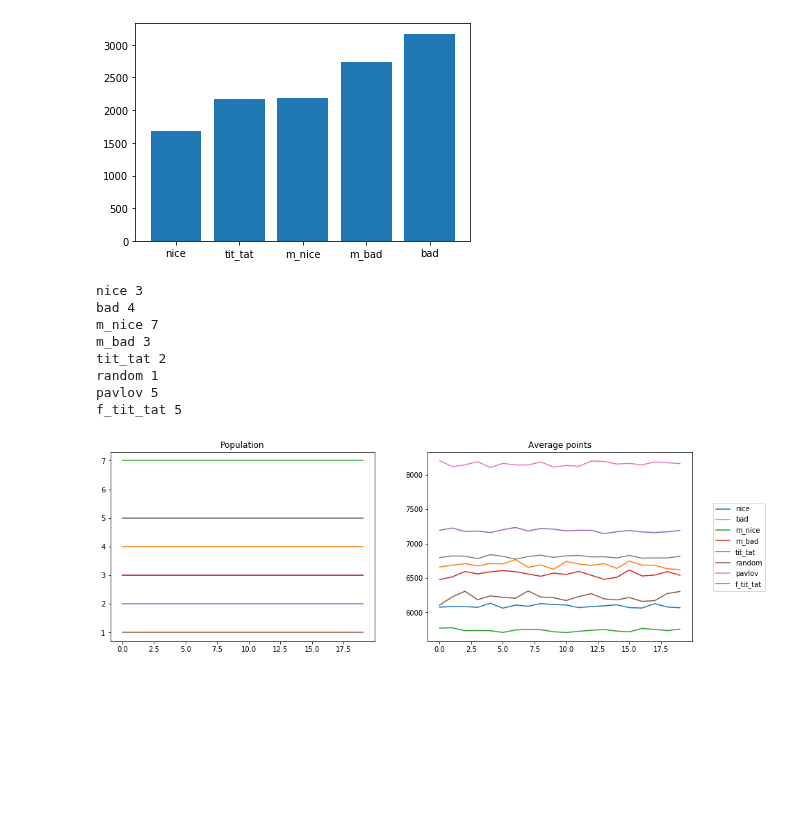
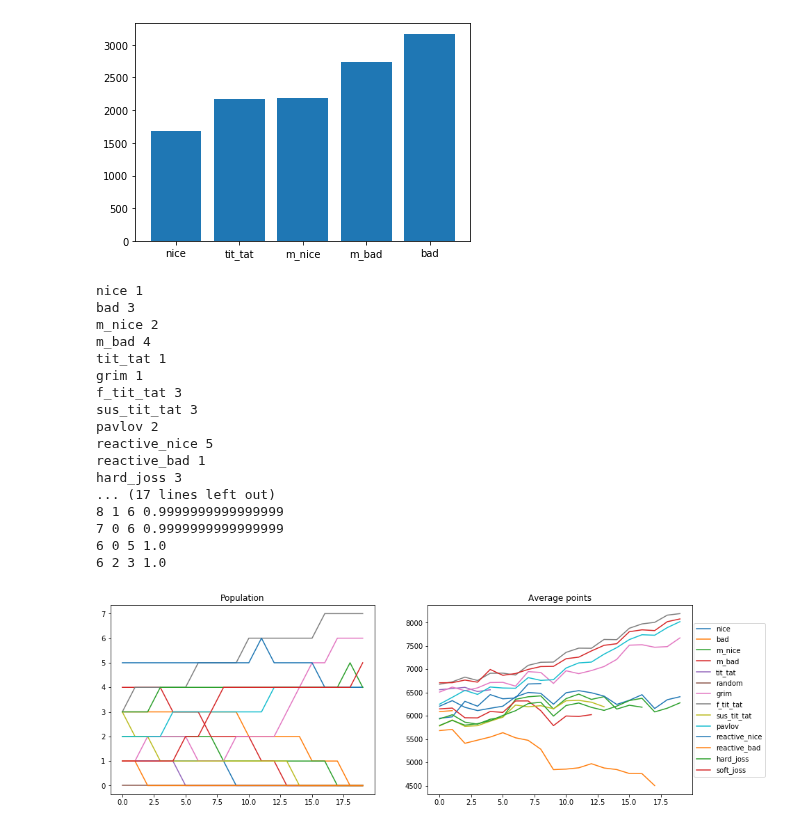
Before and after one commit to luca430/prisoner_dilemma, a Jupyter notebook: Project.ipynb, the cells around one changed output. Drawn from its saved outputs; the diff is of its cells as text; code cells hidden in the pictures; blank space fills up the shorter version.

```diff
--- a/Project.ipynb
+++ b/Project.ipynb
@@ -68,7 +68,7 @@ import it_pris_dil_func as pris_dil
 # %%
 #Point 1)
 
-s = ['nice','bad','m_nice','m_bad','tit_tat']
+s = ['nice','bad','m_nice','m_bad','tit_tat','random','grim','f_tit_tat','sus_tit_tat','pavlov','reactive_nice','reactive_bad','hard_joss','soft_joss']
 
 result = np.zeros((len(s),len(s)))
 for i in range(len(s)):
@@ -83,8 +83,8 @@ df = pd.DataFrame(result,dtype=int,columns=s,index=s)
 def colorcell(x):
     data = x.copy()
     data.loc[:,:] = ''
-    for i in range(5):
-        for j in range(5):
+    for i in range(len(s)):
+        for j in range(len(s)):
             if result[i,j] < result[j,i]: data.iloc[i,j] = 'color : red'
             elif result[i,j] > result[j,i]: data.iloc[i,j] = 'color : green'
             else: data.iloc[i,j] = 'color : lightblue'
@@ -128,40 +137,49 @@ tit_tat 1
 # %%
 #Point 3)
 
-s = ['nice','bad','m_nice','m_bad','tit_tat','random','pavlov','f_tit_tat']
+s = ['nice','bad','m_nice','m_bad','tit_tat','random','grim','f_tit_tat','sus_tit_tat','pavlov','reactive_nice','reactive_bad','hard_joss','soft_joss']
 
 #h = [0,1,1,1,1,1,1,4,4,4,4,4,4]
 h = npr.randint(0,len(s),size=30)
 unique, n_strategies = np.unique(h,return_counts=True)
 
 for a,b in zip(unique,n_strategies): print(s[a],b)
 
 iterations = 20
-n_ma3, val_ma3 = pris_dil.tournament(h,'update_3',s,it=iterations)
+n_ma3, val_ma3 = pris_dil.tournament(h,'update_4',s,it=iterations)
 
 val_ma_graph = np.copy(val_ma3)
 val_ma_graph[val_ma_graph == 0] = np.nan
 
 fig3, (ax1,ax2) = plt.subplots(nrows=1,ncols=2,figsize=(15,5))
 
 for i in range(len(s)):
     ax1.plot(np.arange(iterations),n_ma3.T[i])
     ax2.plot(np.arange(iterations),val_ma_graph.T[i],label=s[i])
 
 ax1.set_title('Population')
 ax2.set_title('Average points')
 fig3.legend(loc='center right')
 plt.show()
 # %% [output]
-nice 3
-bad 4
-m_nice 7
-m_bad 3
-tit_tat 2
-random 1
-pavlov 5
-f_tit_tat 5
+nice 1
+bad 3
+m_nice 2
+m_bad 4
+tit_tat 1
+grim 1
+f_tit_tat 3
+sus_tit_tat 3
+pavlov 2
+reactive_nice 5
+reactive_bad 1
+hard_joss 3
+... (17 lines left out)
+8 1 6 0.9999999999999999
+7 0 6 0.9999999999999999
+6 0 5 1.0
+6 2 3 1.0
-[figure, old version]
+[figure, new version]
 # %%
 #Point 4)
 
```
Also changed, not shown: parts of 5 cells of this notebook, 3 other files.
